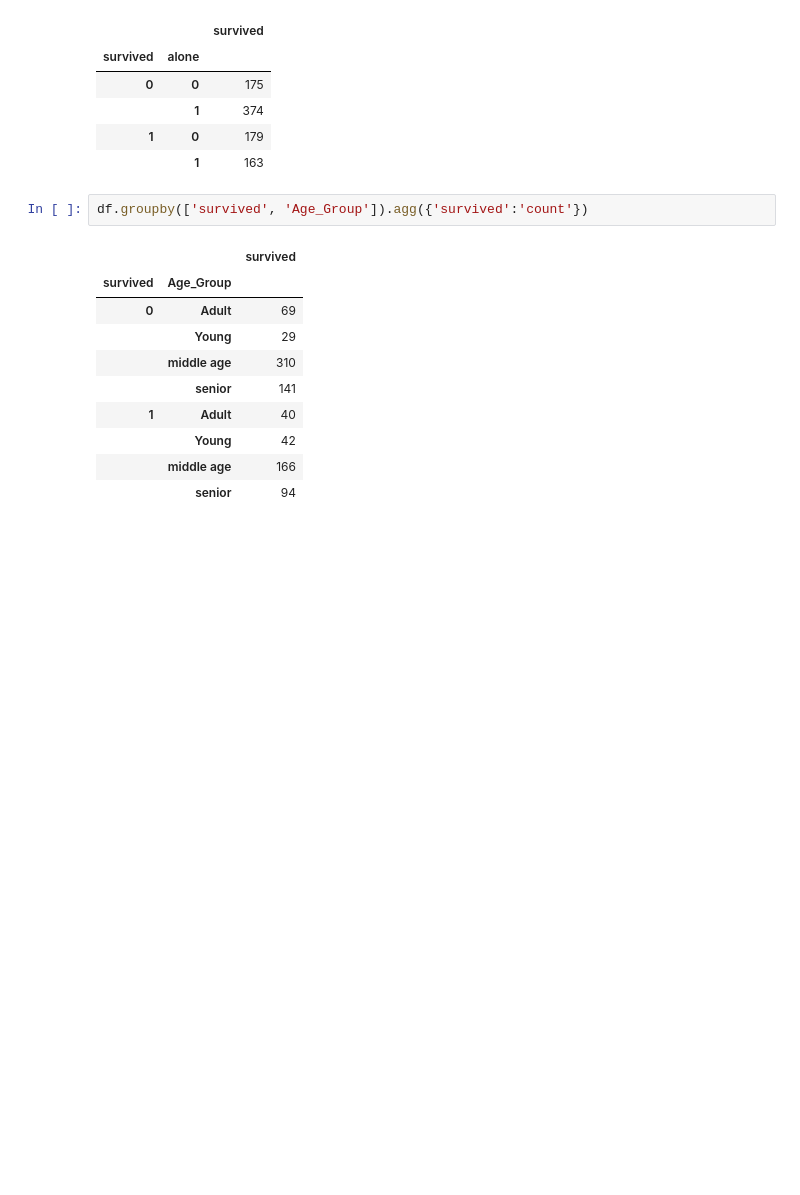
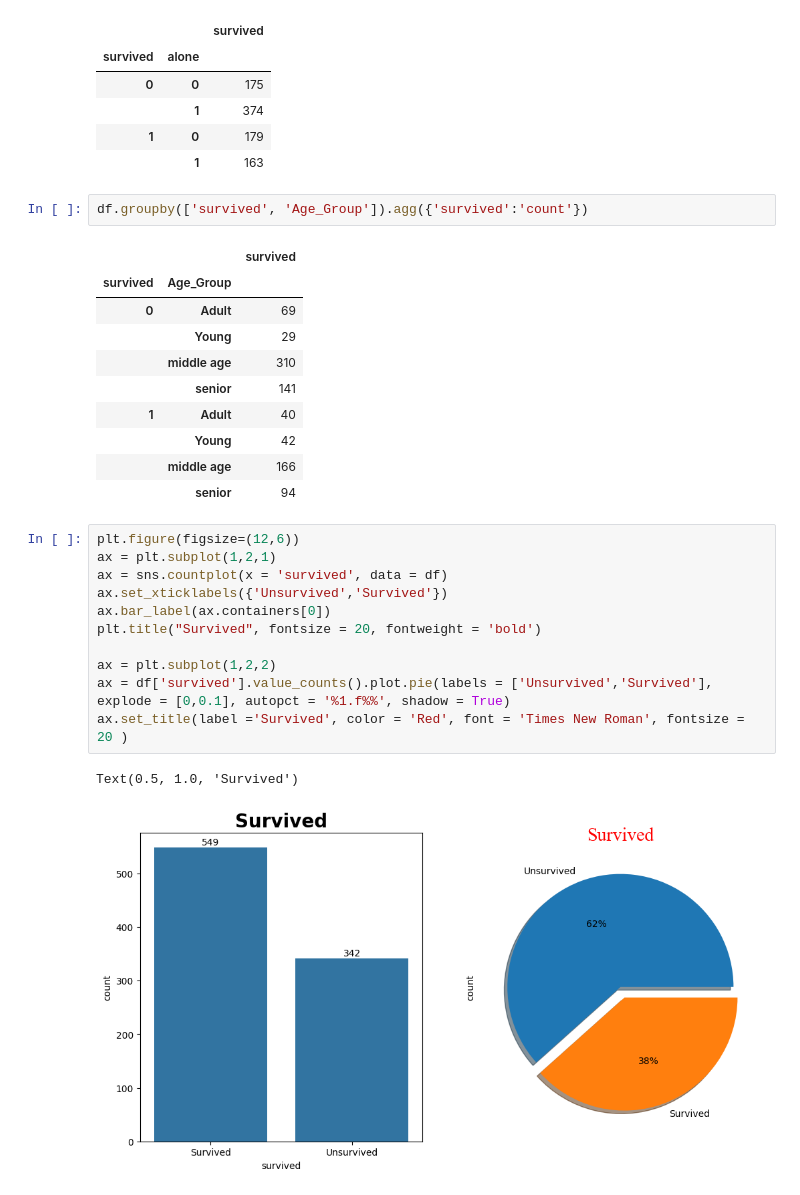
Before and after one commit to vineetha00/EDA, a Jupyter notebook: Titanic_EDA.ipynb, the cells around one changed output. Drawn from its saved outputs; the diff is of its cells as text; blank space fills up the shorter version.

```diff
--- a/Titanic_EDA.ipynb
+++ b/Titanic_EDA.ipynb
@@ -313,3 +314,17 @@ df.groupby(['survived', 'Age_Group']).agg({'survived':'count'})
 |  | Young | 42 |
 |  | middle age | 166 |
 |  | senior | 94 |
+# %%
+plt.figure(figsize=(12,6))
+ax = plt.subplot(1,2,1)
+ax = sns.countplot(x = 'survived', data = df)
+ax.set_xticklabels({'Unsurvived','Survived'})
+ax.bar_label(ax.containers[0])
+plt.title("Survived", fontsize = 20, fontweight = 'bold')
+
+ax = plt.subplot(1,2,2)
+ax = df['survived'].value_counts().plot.pie(labels = ['Unsurvived','Survived'], explode = [0,0.1], autopct = '%1.f%%', shadow = True)
+ax.set_title(label ='Survived', color = 'Red', font = 'Times New Roman', fontsize = 20 )
+# %% [output]
+Text(0.5, 1.0, 'Survived')
+[figure, added]
```
Also changed, not shown: parts of 13 cells of this notebook.
